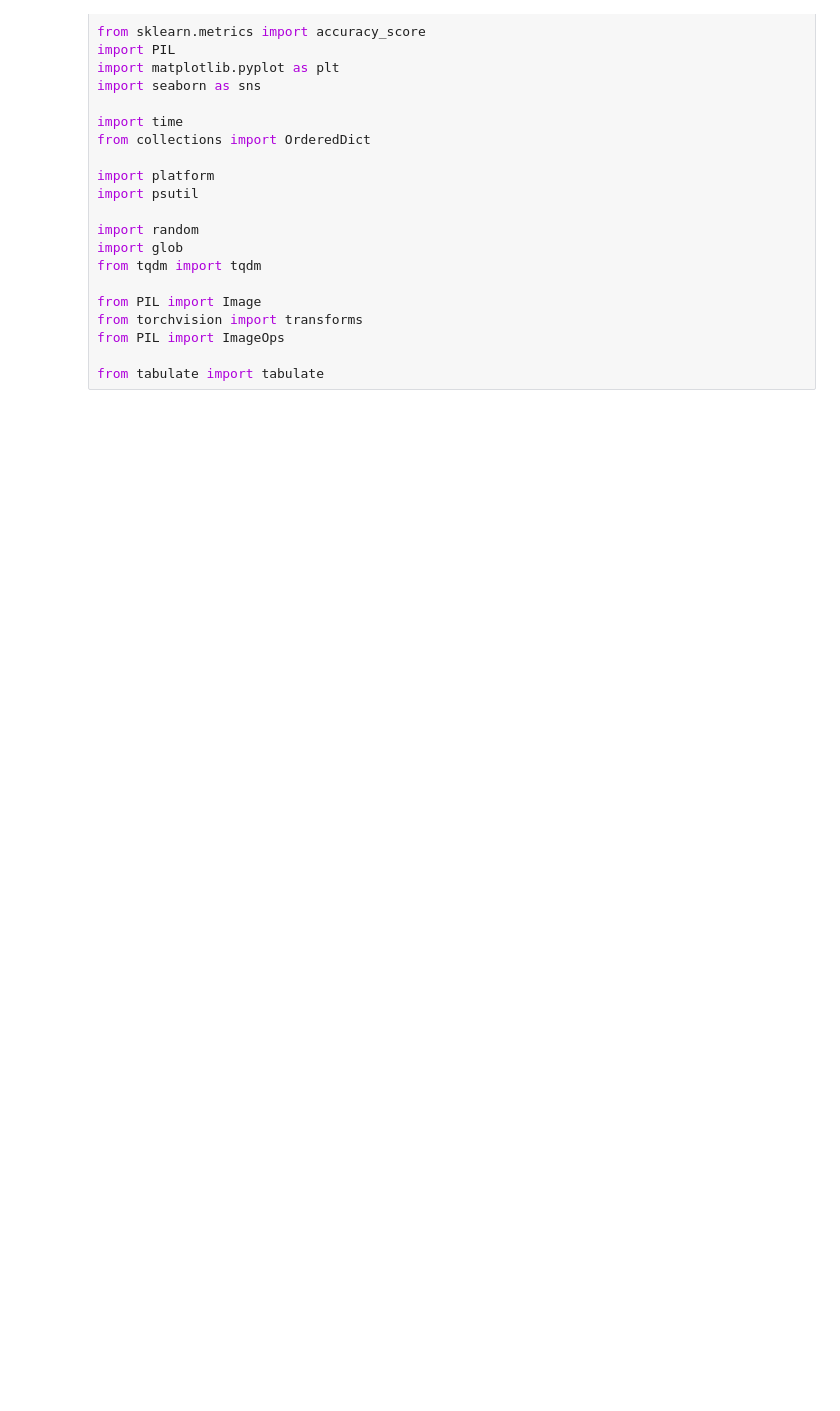
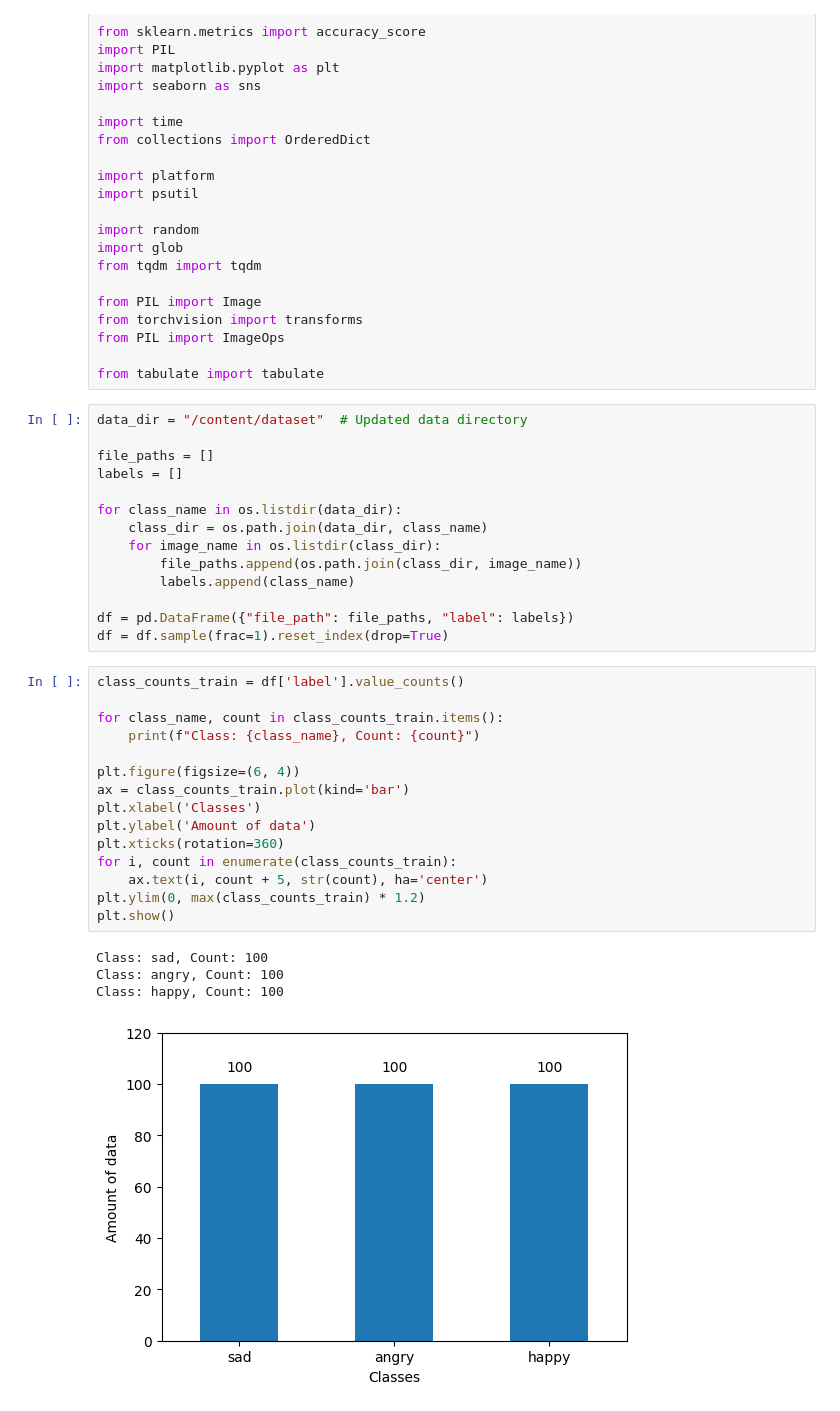
Before and after one commit to Shanks1234567/CSE366LAB, a Jupyter notebook: Lab_03_AI.ipynb, the cells around one changed output. Drawn from its saved outputs; the diff is of its cells as text; blank space fills up the shorter version.

```diff
--- a/Lab_03_AI.ipynb
+++ b/Lab_03_AI.ipynb
@@ -56,3 +72,37 @@ from torchvision import transforms
 from PIL import ImageOps
 
 from tabulate import tabulate
+# %%
+data_dir = "/content/dataset"  # Updated data directory
+
+file_paths = []
+labels = []
+
+for class_name in os.listdir(data_dir):
+    class_dir = os.path.join(data_dir, class_name)
+    for image_name in os.listdir(class_dir):
+        file_paths.append(os.path.join(class_dir, image_name))
+        labels.append(class_name)
+
+df = pd.DataFrame({"file_path": file_paths, "label": labels})
+df = df.sample(frac=1).reset_index(drop=True)
+# %%
+class_counts_train = df['label'].value_counts()
+
+for class_name, count in class_counts_train.items():
+    print(f"Class: {class_name}, Count: {count}")
+
+plt.figure(figsize=(6, 4))
+ax = class_counts_train.plot(kind='bar')
+plt.xlabel('Classes')
+plt.ylabel('Amount of data')
+plt.xticks(rotation=360)
+for i, count in enumerate(class_counts_train):
+    ax.text(i, count + 5, str(count), ha='center')
+plt.ylim(0, max(class_counts_train) * 1.2)
+plt.show()
+# %% [output]
+Class: sad, Count: 100
+Class: angry, Count: 100
+Class: happy, Count: 100
+[figure, added]
```
Also changed, not shown: parts of 20 cells of this notebook.
